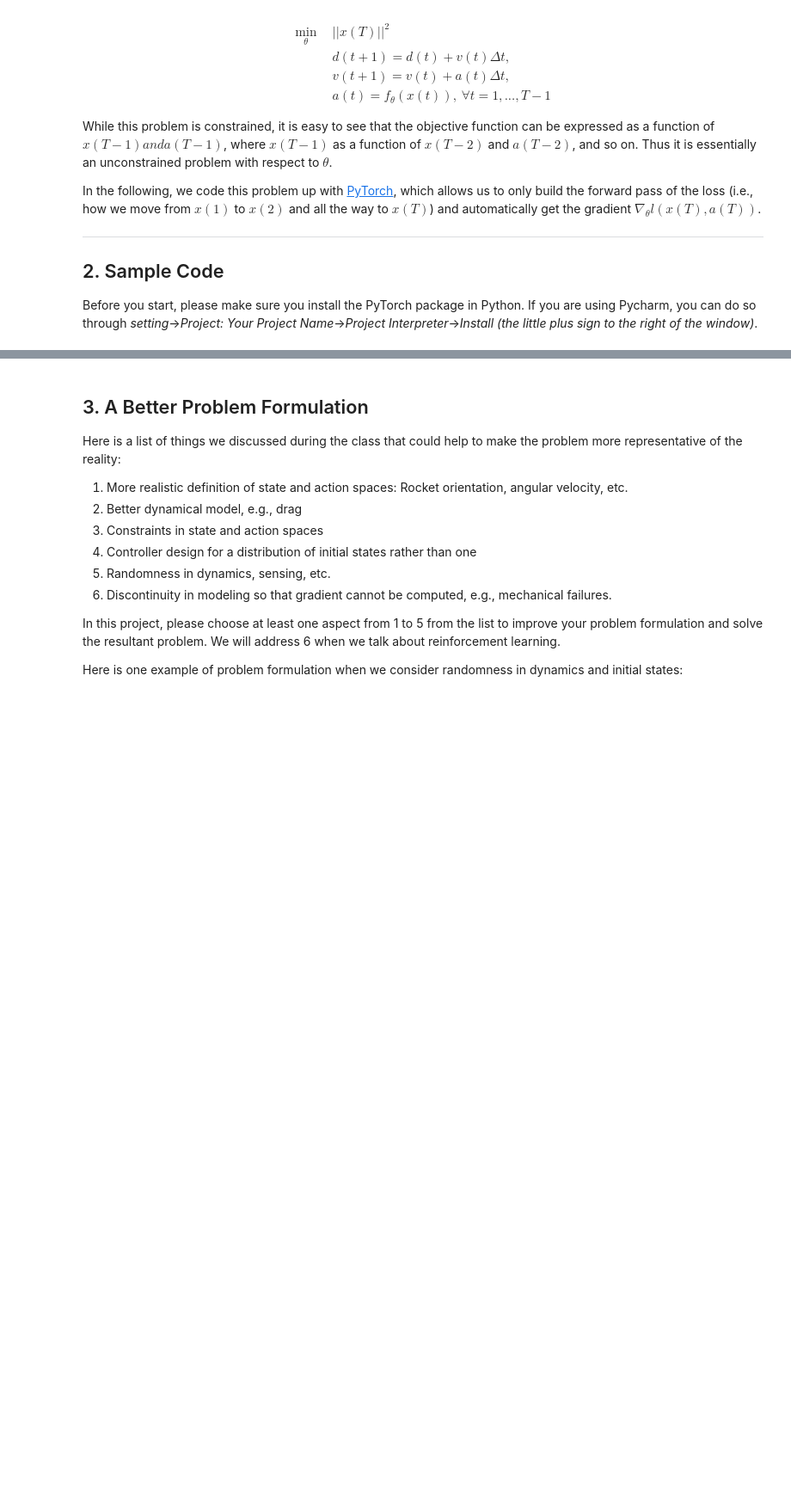
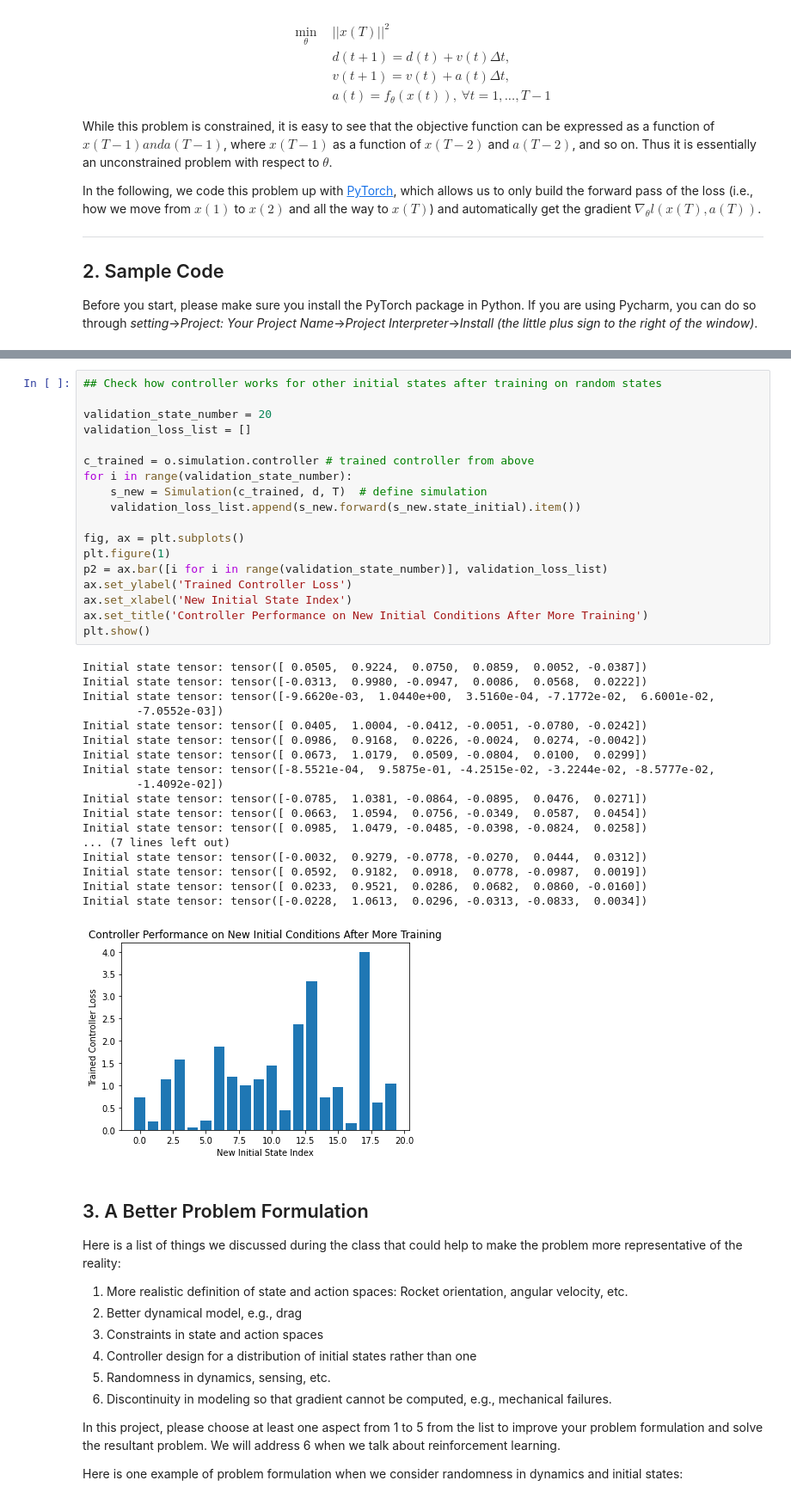
Before and after one commit to jatkin15/DesignOptimization2021Fall, a Jupyter notebook: Project/Project_1_submission.ipynb, the cells around one changed output, grey strips where cells are left out. Shown: that part at 86% size. Drawn from its saved outputs; the diff is of its cells as text; blank space fills up the shorter version.

```diff
--- a/Project/Project_1_submission.ipynb
+++ b/Project/Project_1_submission.ipynb
@@ -297,3 +562,40 @@ Action Trajectorytensor([0.9884], grad_fn=<SigmoidBackward>)
+# %%
+## Check how controller works for other initial states after training on random states
+
+validation_state_number = 20
+validation_loss_list = []
+
+c_trained = o.simulation.controller # trained controller from above
+for i in range(validation_state_number):
+    s_new = Simulation(c_trained, d, T)  # define simulation
+    validation_loss_list.append(s_new.forward(s_new.state_initial).item())
+
+fig, ax = plt.subplots()
+plt.figure(1)
+p2 = ax.bar([i for i in range(validation_state_number)], validation_loss_list)
+ax.set_ylabel('Trained Controller Loss')
+ax.set_xlabel('New Initial State Index')
+ax.set_title('Controller Performance on New Initial Conditions After More Training')
+plt.show()
+# %% [output]
+Initial state tensor: tensor([ 0.0505,  0.9224,  0.0750,  0.0859,  0.0052, -0.0387])
+Initial state tensor: tensor([-0.0313,  0.9980, -0.0947,  0.0086,  0.0568,  0.0222])
+Initial state tensor: tensor([-9.6620e-03,  1.0440e+00,  3.5160e-04, -7.1772e-02,  6.6001e-02,
+        -7.0552e-03])
+Initial state tensor: tensor([ 0.0405,  1.0004, -0.0412, -0.0051, -0.0780, -0.0242])
+Initial state tensor: tensor([ 0.0986,  0.9168,  0.0226, -0.0024,  0.0274, -0.0042])
+Initial state tensor: tensor([ 0.0673,  1.0179,  0.0509, -0.0804,  0.0100,  0.0299])
+Initial state tensor: tensor([-8.5521e-04,  9.5875e-01, -4.2515e-02, -3.2244e-02, -8.5777e-02,
+        -1.4092e-02])
+Initial state tensor: tensor([-0.0785,  1.0381, -0.0864, -0.0895,  0.0476,  0.0271])
+Initial state tensor: tensor([ 0.0663,  1.0594,  0.0756, -0.0349,  0.0587,  0.0454])
+Initial state tensor: tensor([ 0.0985,  1.0479, -0.0485, -0.0398, -0.0824,  0.0258])
+... (7 lines left out)
+Initial state tensor: tensor([-0.0032,  0.9279, -0.0778, -0.0270,  0.0444,  0.0312])
+Initial state tensor: tensor([ 0.0592,  0.9182,  0.0918,  0.0778, -0.0987,  0.0019])
+Initial state tensor: tensor([ 0.0233,  0.9521,  0.0286,  0.0682,  0.0860, -0.0160])
+Initial state tensor: tensor([-0.0228,  1.0613,  0.0296, -0.0313, -0.0833,  0.0034])
+[figure, added]
 # %% [markdown]
 ## 3. A Better Problem Formulation
 
```
Also changed, not shown: parts of 10 cells of this notebook.
